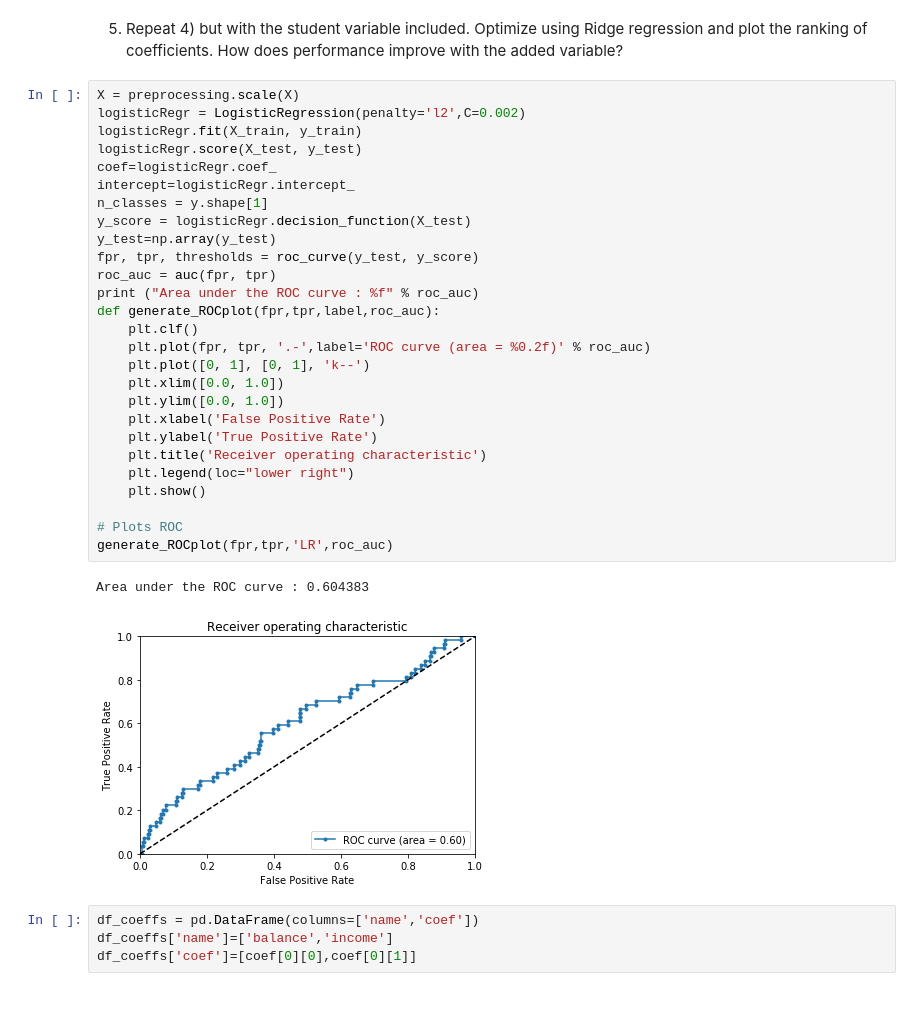
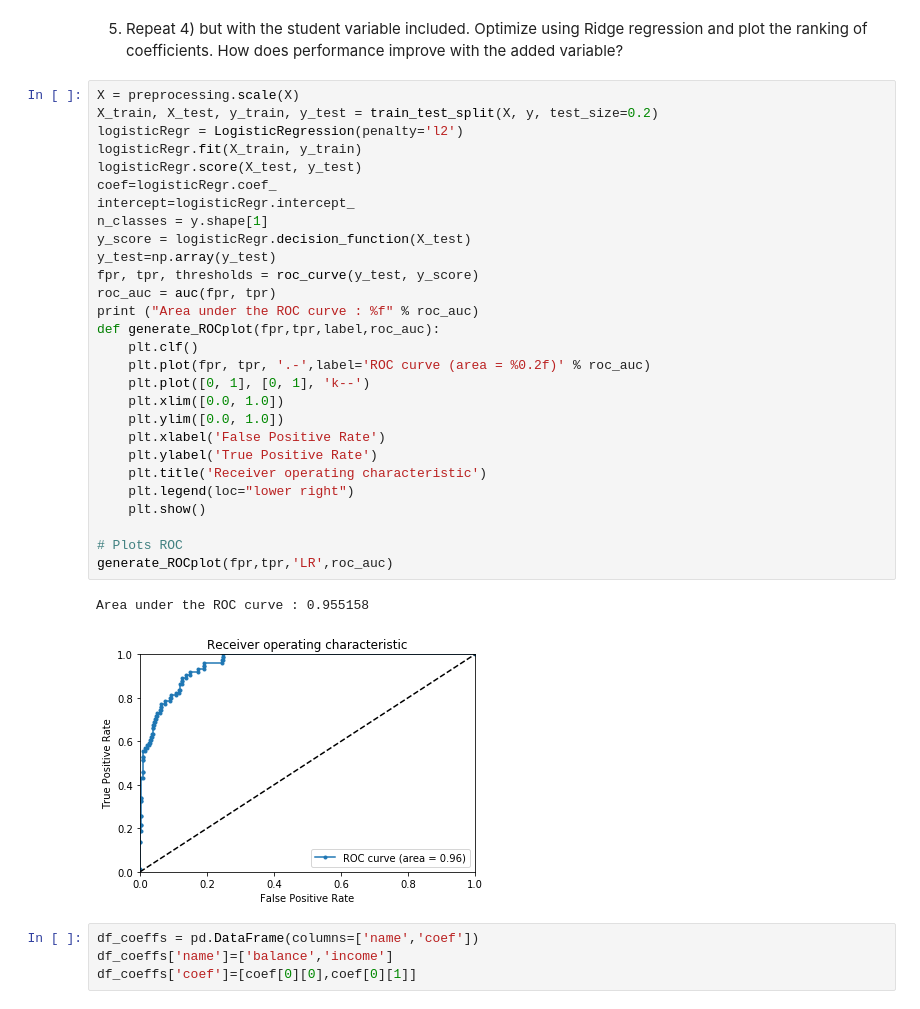
Before and after one commit to Columbia-Intro-Data-Science/python-introduction-keran0107, a Jupyter notebook: Homework 3 - Classification.ipynb, the cells around one changed output. Cells and saved outputs as stored; diff of their text form.

```diff
--- a/Homework 3 - Classification.ipynb
+++ b/Homework 3 - Classification.ipynb
@@ -107,34 +107,35 @@ generate_ROCplot(fpr,tpr,'LR',roc_auc)
 of coefficients.  How does performance improve with the added variable?
 # %%
 X = preprocessing.scale(X)
-logisticRegr = LogisticRegression(penalty='l2',C=0.002)
+X_train, X_test, y_train, y_test = train_test_split(X, y, test_size=0.2)
+logisticRegr = LogisticRegression(penalty='l2')
 logisticRegr.fit(X_train, y_train)
 logisticRegr.score(X_test, y_test)
 coef=logisticRegr.coef_
 intercept=logisticRegr.intercept_
 n_classes = y.shape[1]
 y_score = logisticRegr.decision_function(X_test)
 y_test=np.array(y_test)
 fpr, tpr, thresholds = roc_curve(y_test, y_score)
 roc_auc = auc(fpr, tpr)
 print ("Area under the ROC curve : %f" % roc_auc)
 def generate_ROCplot(fpr,tpr,label,roc_auc):
     plt.clf()
     plt.plot(fpr, tpr, '.-',label='ROC curve (area = %0.2f)' % roc_auc)
     plt.plot([0, 1], [0, 1], 'k--')
     plt.xlim([0.0, 1.0])
     plt.ylim([0.0, 1.0])
     plt.xlabel('False Positive Rate')
     plt.ylabel('True Positive Rate')
     plt.title('Receiver operating characteristic')
     plt.legend(loc="lower right")
     plt.show()
 
 # Plots ROC
 generate_ROCplot(fpr,tpr,'LR',roc_auc)
 # %% [output]
-Area under the ROC curve : 0.604383
+Area under the ROC curve : 0.955158
-[figure, old version]
+[figure, new version]
 # %%
 df_coeffs = pd.DataFrame(columns=['name','coef'])
 df_coeffs['name']=['balance','income']
```
Also changed, not shown: parts of 9 cells of this notebook, 1 other file.
